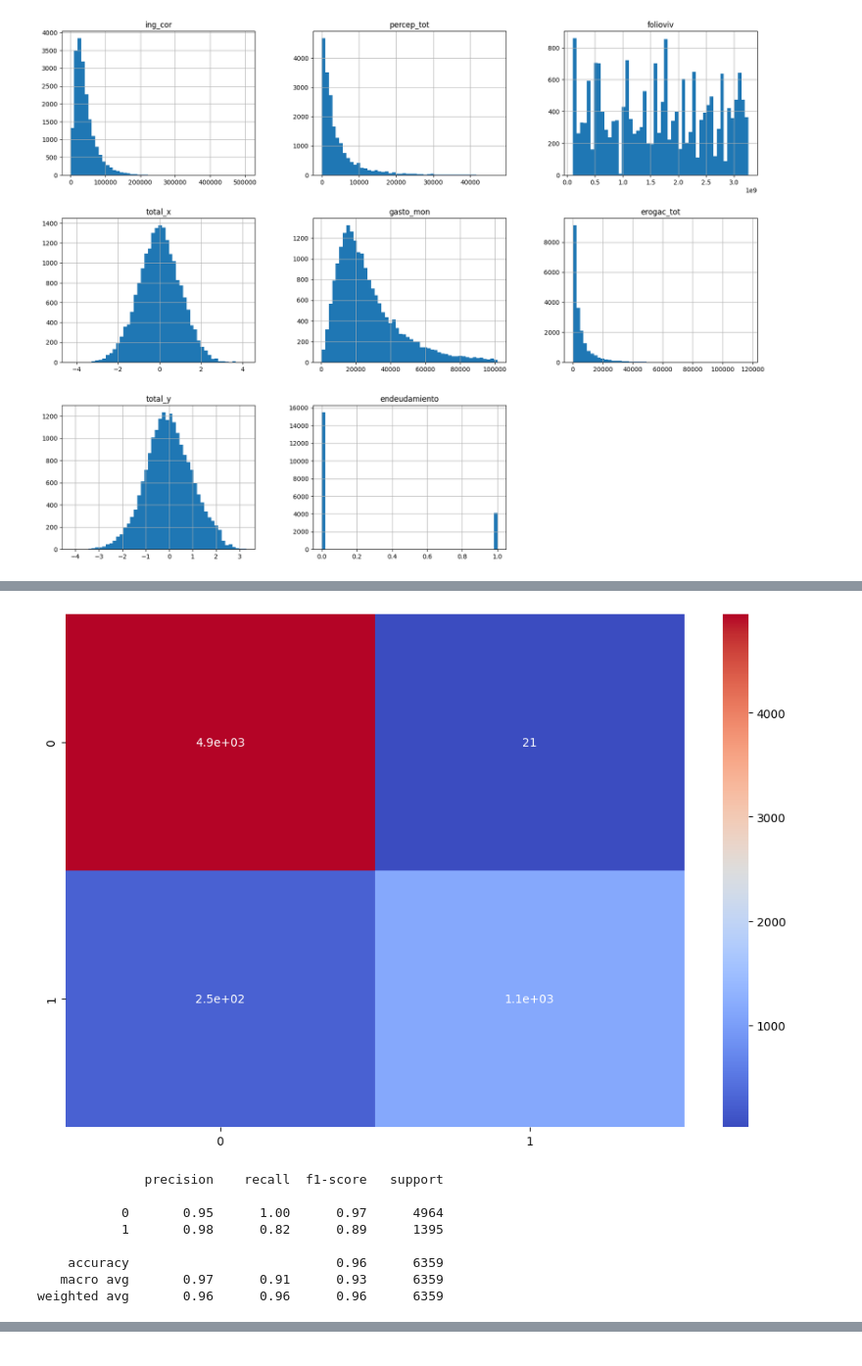
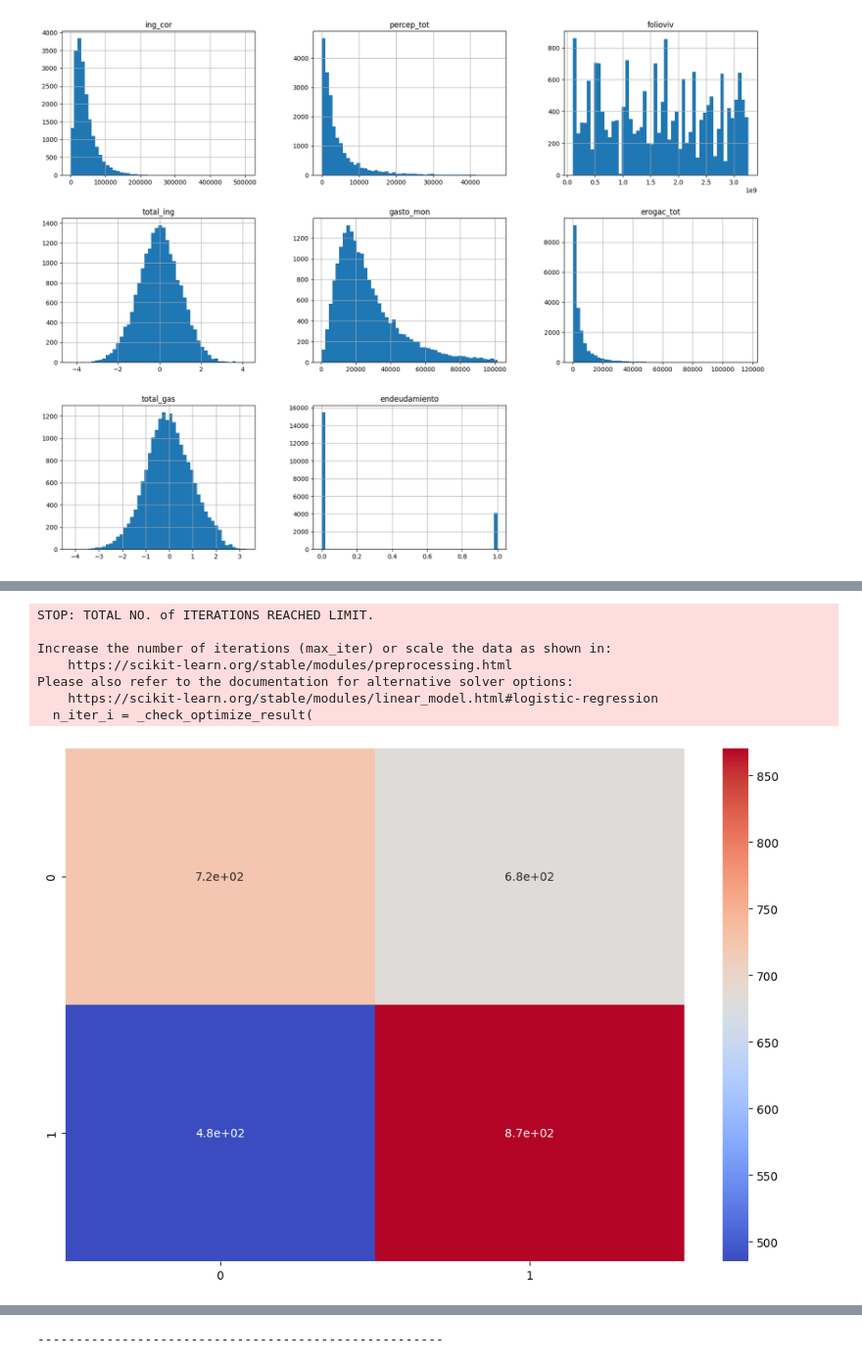
Before and after one commit to darmasrmez/ENIGH-project, a Jupyter notebook: Pre_y_modelado.ipynb, the cells around one changed output, grey strips where cells are left out. Shown at 98% size. Saved outputs shown, nothing was run; the diff lists cells and outputs as text; code cells hidden in the pictures.

Commit message:
el unico que esta haciendo algo

```diff
--- a/Pre_y_modelado.ipynb
+++ b/Pre_y_modelado.ipynb
@@ -206,7 +206,7 @@ print(df.shape)
 df.head()
 
 # Determinar si el hogar está en endeudamiento
-df['endeudamiento'] = df['total_x'] < df['total_y']
+df['endeudamiento'] = df['total_ing'] < df['total_gas']
 
 # Llevar endeudamiento a 1 y 0
 df['endeudamiento'] = df['endeudamiento'].astype(int)
@@ -259,8 +259,8 @@ def powertransformer(data):
     return pt.fit_transform(data.values.reshape(-1, 1))
 
 # Aplicar la transformación a las columnas
-df['total_x'] = powertransformer(df['total_x'])
-df['total_y'] = powertransformer(df['total_y'])
+df['total_ing'] = powertransformer(df['total_ing'])
+df['total_gas'] = powertransformer(df['total_gas'])
 
 # Histograma para cada columna
 df.hist(bins=50, figsize=(20,15))
@@ -269,7 +269,7 @@ plt.show()
 [figure]
 # %%
 # Eligir solo las variables x_total y y_total endeudamiento
-df_total = df[['folioviv', 'total_x', 'total_y', 'endeudamiento']]
+df_total = df[['folioviv', 'total_ing', 'total_gas', 'endeudamiento']]
 
 # Crear dataframe con las variables categoricas
 df_categorias = concentradohogar_df[categorias]
@@ -319,29 +327,47 @@ plt.show()
+# %%
+# Elegir 4600 registros de cada clase
+df_total = df_total.groupby('endeudamiento').apply(lambda x: x.sample(4600)).reset_index(drop=True)
+
+# Cantidad de valores unicos en variable "endeudamiento"
+df_total['endeudamiento'].value_counts()
+
+# Drop a las columnas total_ing y total_gas
+df_total.drop(['total_ing', 'total_gas'], axis=1, inplace=True)
 # %%
 # Realizar predicciones
 from sklearn.model_selection import train_test_split
 from sklearn.metrics import confusion_matrix, classification_report
 from sklearn.metrics import accuracy_score, precision_score, recall_score, f1_score
 
-# Separar los datos en entrenamiento y prueba
-X_train, X_test, y_train, y_test = train_test_split(X, y, test_size=0.3, random_state=42)
+# importar librerias para modelos
+from sklearn.linear_model import LogisticRegression
+from sklearn.ensemble import RandomForestClassifier
+from sklearn.tree import DecisionTreeClassifier
 
-# Entrenar el modelo
-rf.fit(X_train, y_train)
+# Función para evaluar distintos modelos
+def modelos(dataframe):
+    # Separar las variables x y y
+    X = dataframe.drop(['folioviv', 'endeudamiento'], axis=1)
+    y = dataframe['endeudamiento']
 
-# Realizar predicciones
-y_pred = rf.predict(X_test)
+    # Dividir los datos en entrenamiento y prueba
+    X_train, X_test, y_train, y_test = train_test_split(X, y, test_size=0.3, random_state=42)
 
-# Metricas de evaluación
-print('Accuracy: ' + str(accuracy_score(y_test, y_pred)))
-print('Precision: ' + str(precision_score(y_test, y_pred)))
-print('Recall: ' + str(recall_score(y_test, y_pred)))
-print('F1 Score: ' + str(f1_score(y_test, y_pred)))
+    for modelo in [LogisticRegression(), RandomForestClassifier(), DecisionTreeClassifier()]:
+        modelo.fit(X_train, y_train)
+        y_pred = modelo.predict(X_test)
+        print(modelo)
+        print('Accuracy: ' + str(accuracy_score(y_test, y_pred)))
+        print('Precision: ' + str(precision_score(y_test, y_pred)))
+        print('Recall: ' + str(recall_score(y_test, y_pred)))
+        print('F1: ' + str(f1_score(y_test, y_pred)))
+        print(classification_report(y_test, y_pred))
+        # Graficar matriz de confusión
+        plt.figure(figsize=(12, 8))
+        sns.heatmap(confusion_matrix(y_test, y_pred), annot=True, cmap='coolwarm')
+        plt.show()
+        print('-----------------------------------------------------')
 
-# Graficar la matriz de confusión
-plt.figure(figsize=(12, 8))
-sns.heatmap(confusion_matrix(y_test, y_pred), annot=True, cmap='coolwarm')
-plt.show()
-
-# Reporte de clasificación
-print(classification_report(y_test, y_pred))
+# Evaluar los modelos
+modelos(df_total)
 # %% [output]
@@ -352,9 +387,8 @@ F1 Score: 0.8928850664581705
+STOP: TOTAL NO. of ITERATIONS REACHED LIMIT.
+
+Increase the number of iterations (max_iter) or scale the data as shown in:
+    https://scikit-learn.org/stable/modules/preprocessing.html
+Please also refer to the documentation for alternative solver options:
+    https://scikit-learn.org/stable/modules/linear_model.html#logistic-regression
+  n_iter_i = _check_optimize_result(
-[figure, old version]
+[figure, new version]
-              precision    recall  f1-score   support
-
-           0       0.95      1.00      0.97      4964
-           1       0.98      0.82      0.89      1395
-
-    accuracy                           0.96      6359
-   macro avg       0.97      0.91      0.93      6359
-weighted avg       0.96      0.96      0.96      6359
@@ -360,0 +425 @@ weighted avg       0.96      0.96      0.96      6359
+-----------------------------------------------------
```
Also changed, not shown: parts of 7 cells of this notebook.
